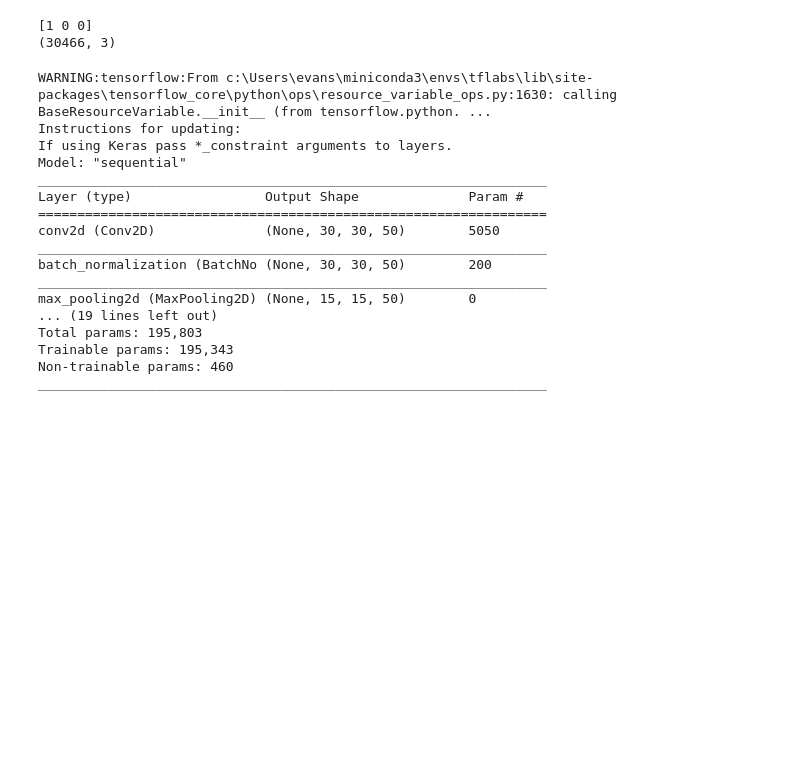
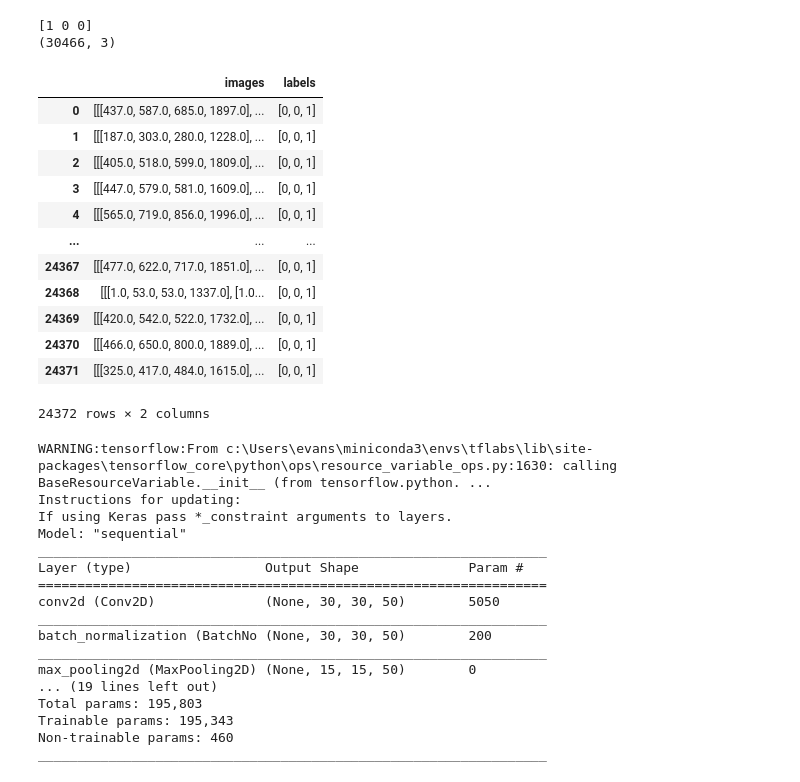
Before and after one commit to tylerjmwhit/Canopy_Damage_segmentation, a Jupyter notebook: dataset_classification.ipynb, the cells around one changed output. Cells and saved outputs as stored; diff of their text form; code cells hidden in the pictures; blank space fills up the shorter version.

```diff
--- a/dataset_classification.ipynb
+++ b/dataset_classification.ipynb
@@ -46,3 +48,27 @@ train_images, test_images, train_labels, test_labels = train_test_split(planetsc
+# %%
+# Do oversampling and data augmentation stuff here
+df_dict = {"images": [], "labels": []}
+
+for i in range(len(train_images)):
+    df_dict["images"].append(train_images[i])
+    df_dict["labels"].append(train_labels[i])
+
+df = pd.DataFrame(data=df_dict)
+df
+# %% [output]
+|  | images | labels |
+| 0 | [[[437.0, 587.0, 685.0, 1897.0], ... | [0, 0, 1] |
+| 1 | [[[187.0, 303.0, 280.0, 1228.0], ... | [0, 0, 1] |
+| 2 | [[[405.0, 518.0, 599.0, 1809.0], ... | [0, 0, 1] |
+| 3 | [[[447.0, 579.0, 581.0, 1609.0], ... | [0, 0, 1] |
+| 4 | [[[565.0, 719.0, 856.0, 1996.0], ... | [0, 0, 1] |
+| ... | ... | ... |
+| 24367 | [[[477.0, 622.0, 717.0, 1851.0], ... | [0, 0, 1] |
+| 24368 | [[[1.0, 53.0, 53.0, 1337.0], [1.0... | [0, 0, 1] |
+| 24369 | [[[420.0, 542.0, 522.0, 1732.0], ... | [0, 0, 1] |
+| 24370 | [[[466.0, 650.0, 800.0, 1889.0], ... | [0, 0, 1] |
+| 24371 | [[[325.0, 417.0, 484.0, 1615.0], ... | [0, 0, 1] |
+24372 rows × 2 columns
 # %%
 # Create a simple model for the planetscope data
 model = hp.get_simple_model(train_images[0].shape)
```
Also changed, not shown: parts of 12 cells of this notebook, 1 other file.
